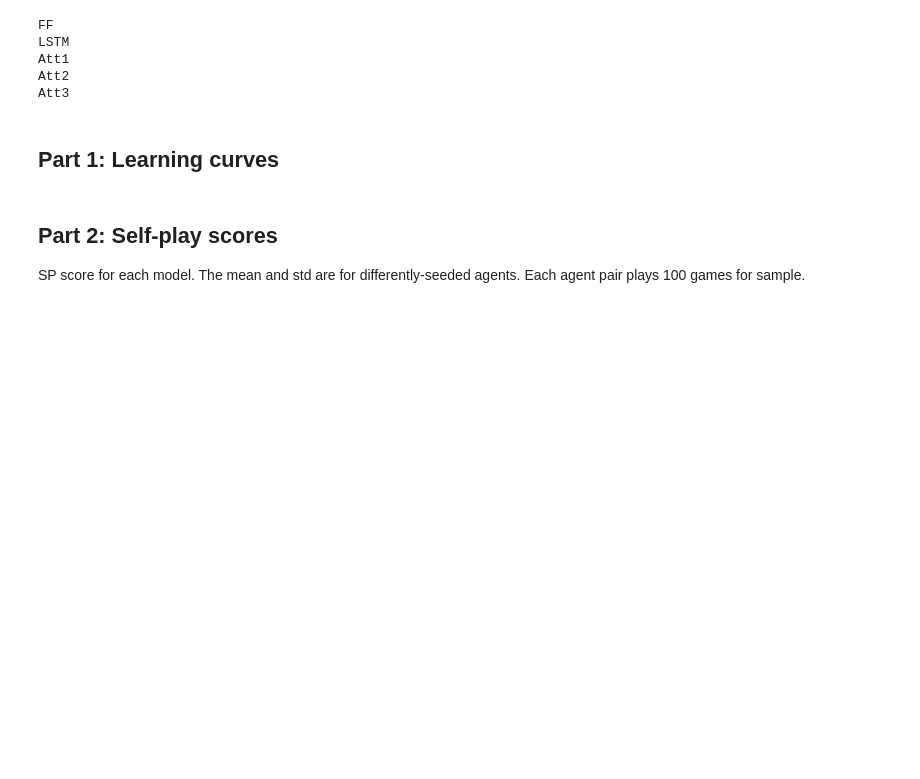
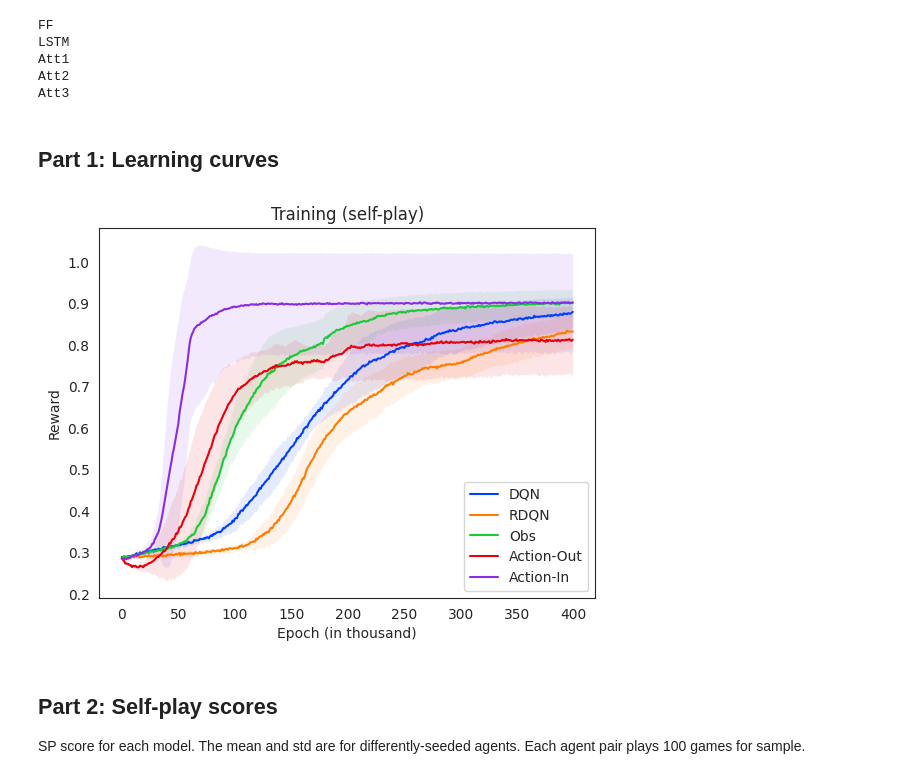
Before and after one commit to mingweima/hintplaygame, a Jupyter notebook: same_hand_experiments.ipynb, the cells around one changed output. Cells and saved outputs as stored; diff of their text form; code cells hidden in the pictures; blank space fills up the shorter version.

```diff
--- a/same_hand_experiments.ipynb
+++ b/same_hand_experiments.ipynb
@@ -42,17 +42,42 @@ Att3
 # %% [markdown]
 ## Part 1: Learning curves
 # %%
-def plot_avg(res_list, label):
-    moving_avgs = []
-    for res in res_list:
-        rewards = res['rewards']
-        rewards = np.array(rewards)
-        rewards = rewards.reshape(500,-1)
-        moving_avg = np.mean(rewards, axis=1)
-        moving_avgs.append(moving_avg)
-    moving_avgs = np.array(moving_avgs)
-    moving_avg_avg = np.mean(moving_avgs, axis=0)
-    plt.plot(moving_avg_avg, label=label)
+def ma(rewards, m=500):
+    rewards = np.array(rewards)
+    rewards = rewards.reshape(m,-1)
+    moving_avg = np.mean(rewards, axis=1)
+    return moving_avg
+# %%
+rmean_dict = {}
+rstd_dict = {}
+
+for model in models:
+    res_list = res_groups[model]
+    for idx, res in enumerate(res_list):
+        rmv = ma(res['rewards'], m=400)
+        if idx == 0:
+            rs = rmv
+        else:
+            rs = np.vstack((rs, rmv))
+    rmean_dict[model] = rs.mean(axis=0)
+    rstd_dict[model] = rs.std(axis=0)
+# %%
+sns.set_style("white")
+sns.set_palette("bright")
+for idx, model in enumerate(models):
+    rmean = rmean_dict[model]
+    rstd = rstd_dict[model]
+    x = np.arange(len(rmean))
+    sns.lineplot(x=x, y=rmean, label=model_names[idx])
+    plt.fill_between(x, rmean - rstd, rmean + rstd, alpha=0.1)
+plt.ylabel("Reward")
+plt.xlabel("Epoch (in thousand)")
+plt.legend( loc="lower right")
+plt.title('Training (self-play)')
+plt.savefig('lc_same.pdf')
+plt.show()
+# %% [output]
+[figure, added]
 # %% [markdown]
 ## Part 2: Self-play scores
 
```
Also changed, not shown: parts of 6 cells of this notebook, 9 other files.
